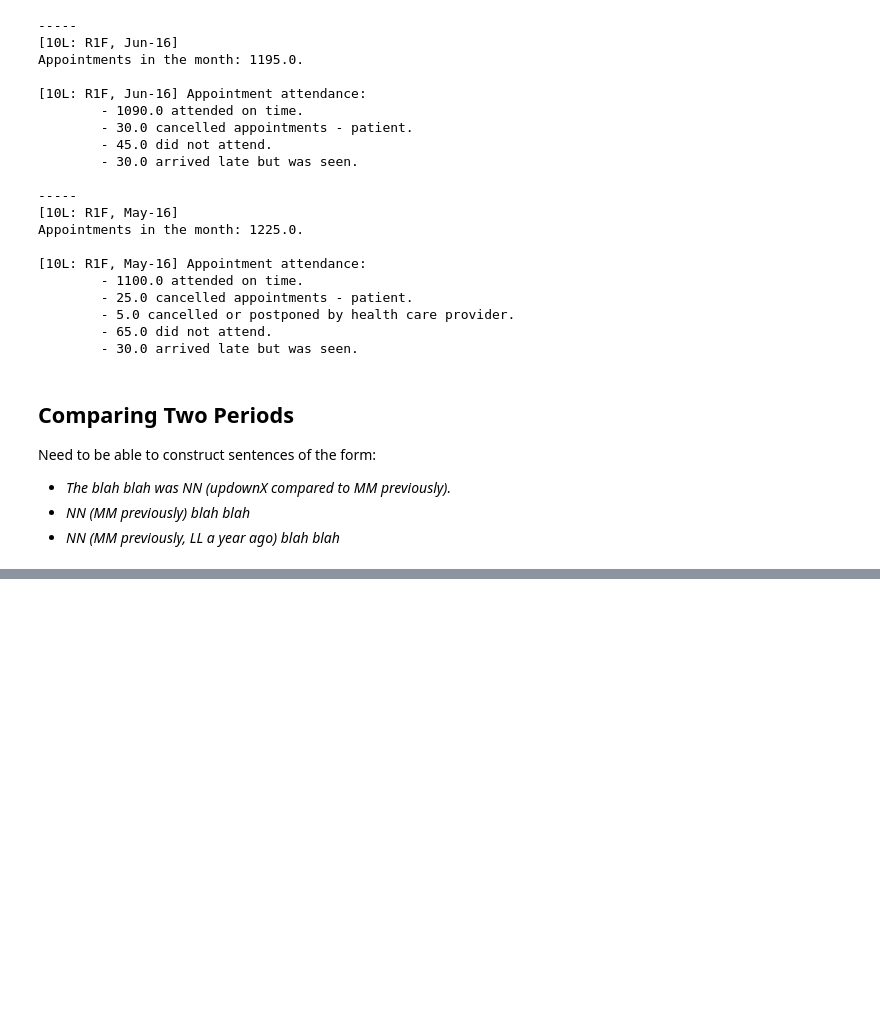
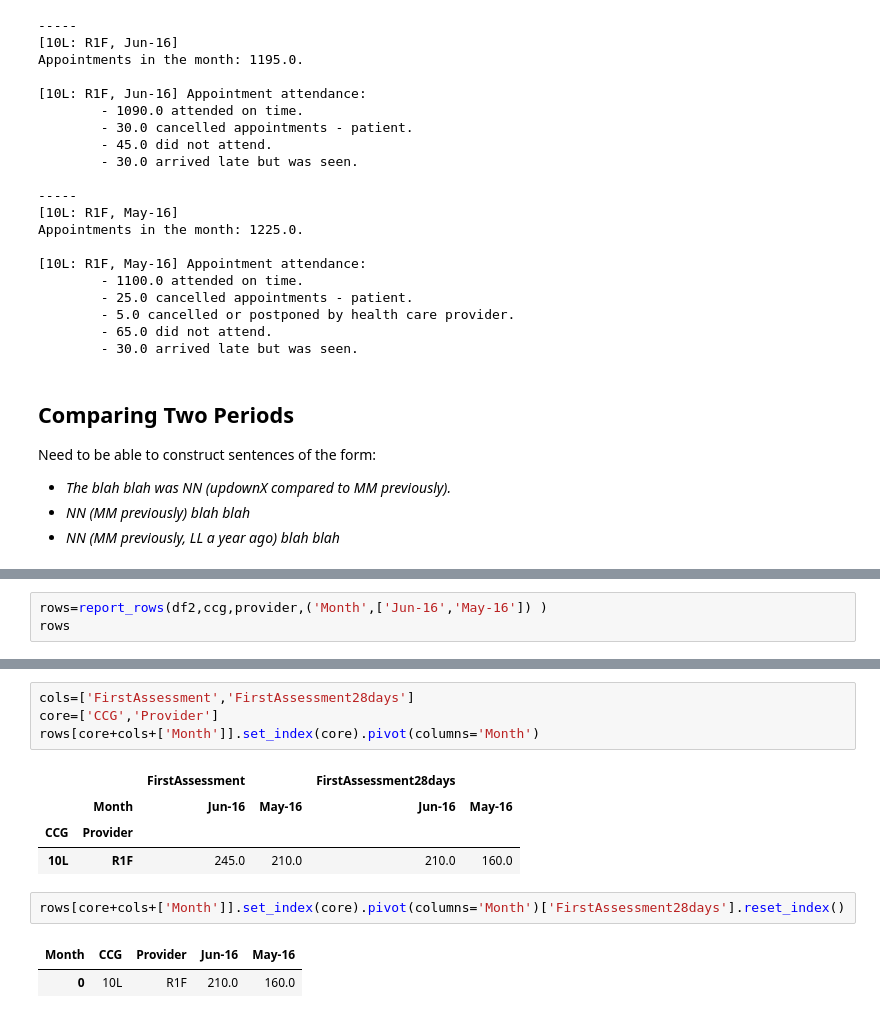
Before and after one commit to psychemedia/openHealthDataDoodles, a Jupyter notebook: notebooks/Access to Psychological Therapies - Monthly.ipynb, the cells around one changed output, grey strips where cells are left out. Cells and saved outputs as stored; diff of their text form; blank space fills up the shorter version.

```diff
--- a/notebooks/Access to Psychological Therapies - Monthly.ipynb
+++ b/notebooks/Access to Psychological Therapies - Monthly.ipynb
@@ -1016,0 +1076,3 @@ Need to be able to construct sentences of the form:
+# %%
+rows=report_rows(df2,ccg,provider,('Month',['Jun-16','May-16']) )
+rows
@@ -1016,0 +1084,14 @@ Need to be able to construct sentences of the form:
+# %%
+cols=['FirstAssessment','FirstAssessment28days']
+core=['CCG','Provider']
+rows[core+cols+['Month']].set_index(core).pivot(columns='Month')
+# %% [output]
+|  |  | FirstAssessment |  | FirstAssessment28days |  |
+|  | Month | Jun-16 | May-16 | Jun-16 | May-16 |
+| CCG | Provider |  |  |  |  |
+| 10L | R1F | 245.0 | 210.0 | 210.0 | 160.0 |
+# %%
+rows[core+cols+['Month']].set_index(core).pivot(columns='Month')['FirstAssessment28days'].reset_index()
+# %% [output]
+| Month | CCG | Provider | Jun-16 | May-16 |
+| 0 | 10L | R1F | 210.0 | 160.0 |
```
Also changed, not shown: parts of 20 cells of this notebook.
